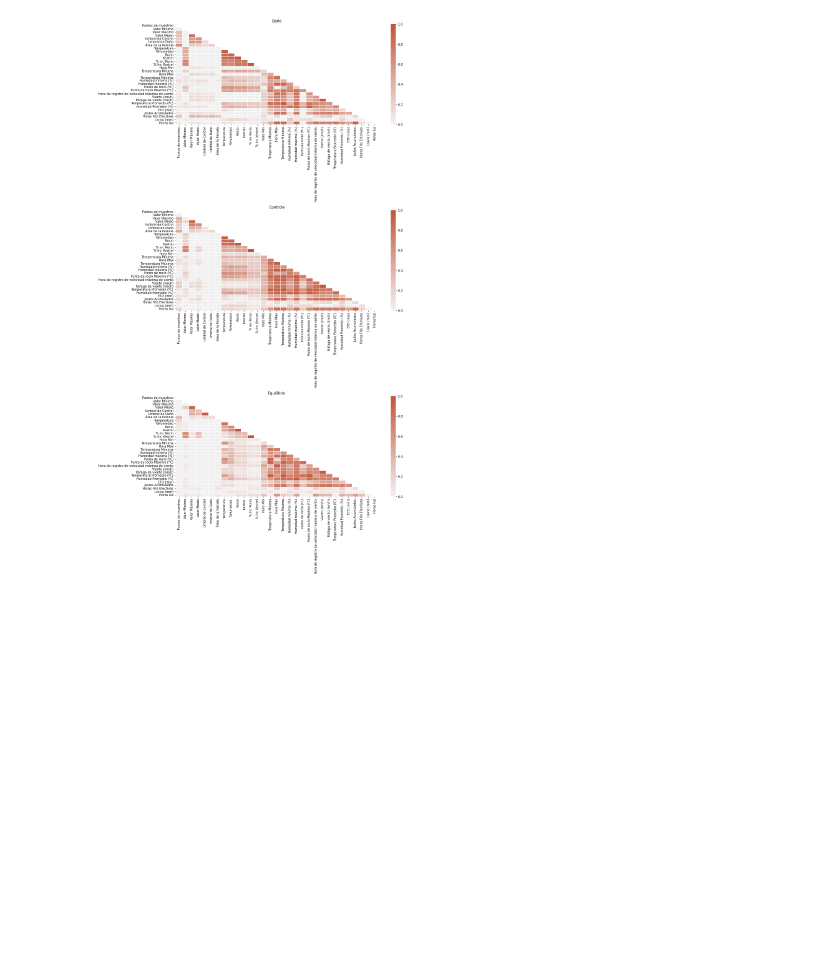
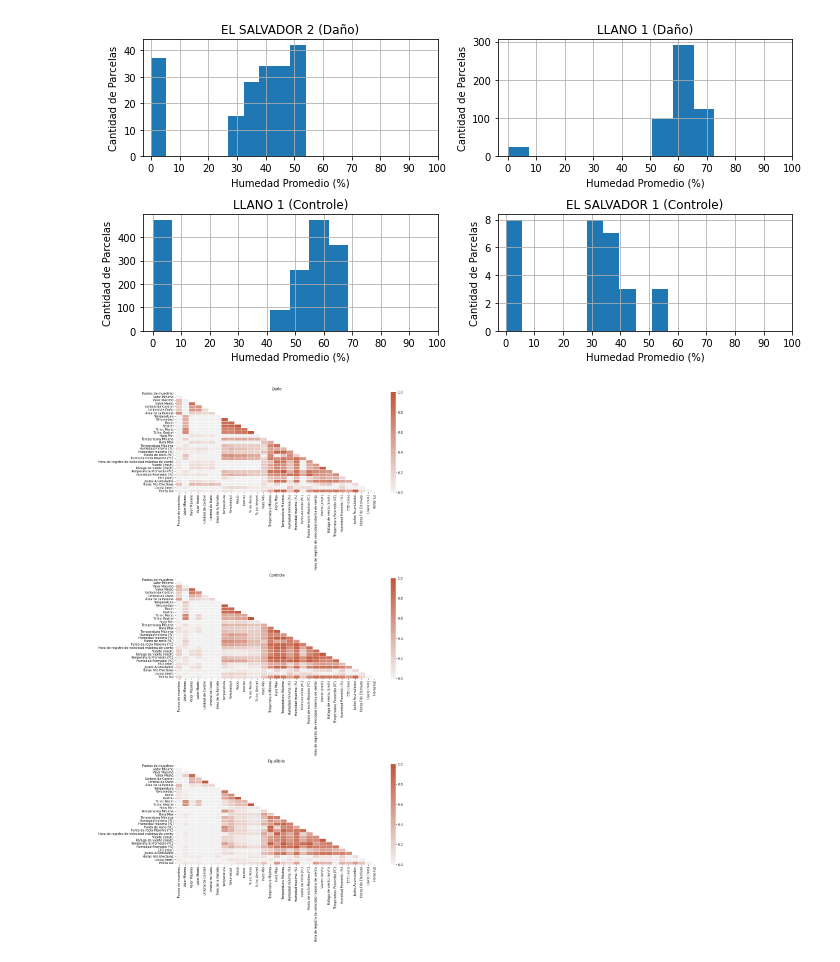
Before and after one commit to Felipelv199/herramientas-para-cd, a Jupyter notebook: homeworks/05-homework/main.ipynb, the cells around one changed output. Cells and saved outputs as stored; diff of their text form; code cells hidden in the pictures; blank space fills up the shorter version.

```diff
--- a/homeworks/05-homework/main.ipynb
+++ b/homeworks/05-homework/main.ipynb
@@ -33,3 +72,44 @@ plt.show()
+# %%
+salvador_2_d_df = remove_nans(damage_df[damage_df['RANCHO'] == 'EL SALVADOR 2'])
+llano_1_d_df = remove_nans(damage_df[damage_df['RANCHO'] == 'LLANO 1'])
+llano_1_c_df = remove_nans(controle_df[controle_df['RANCHO'] == 'LLANO 1'])
+salvador_1_c_df = remove_nans(controle_df[controle_df['RANCHO'] == 'EL SALVADOR 1'])
+# %%
+fig, ((ax1,ax2),(ax3,ax4)) = plt.subplots(2,2, figsize=(10,5))
+
+xlabel = "Humedad Promedio (%)"
+ylabel = "Cantidad de Parcelas"
+xticks = np.arange(110, step=10)
+
+salvador_2_d_df[xlabel].hist(ax=ax1)
+llano_1_d_df[xlabel].hist(ax=ax2)
+llano_1_c_df[xlabel].hist(ax=ax3)
+salvador_1_c_df[xlabel].hist(ax=ax4)
+
+ax1.set_title("EL SALVADOR 2 (Daño)")
+ax2.set_title("LLANO 1 (Daño)")
+ax3.set_title("LLANO 1 (Controle)")
+ax4.set_title("EL SALVADOR 1 (Controle)")
+
+ax1.set_xticks(xticks)
+ax2.set_xticks(xticks)
+ax3.set_xticks(xticks)
+ax4.set_xticks(xticks)
+
+ax1.set_xlabel(xlabel)
+ax2.set_xlabel(xlabel)
+ax3.set_xlabel(xlabel)
+ax4.set_xlabel(xlabel)
+
+ax1.set_ylabel(ylabel)
+ax2.set_ylabel(ylabel)
+ax3.set_ylabel(ylabel)
+ax4.set_ylabel(ylabel)
+
+fig.tight_layout()
+plt.show()
+# %% [output]
+[figure, added]
 # %%
 cols2drop = []
 ignore_cols = ['Severidad del Problema']
```
Also changed, not shown: parts of 4 cells of this notebook.
